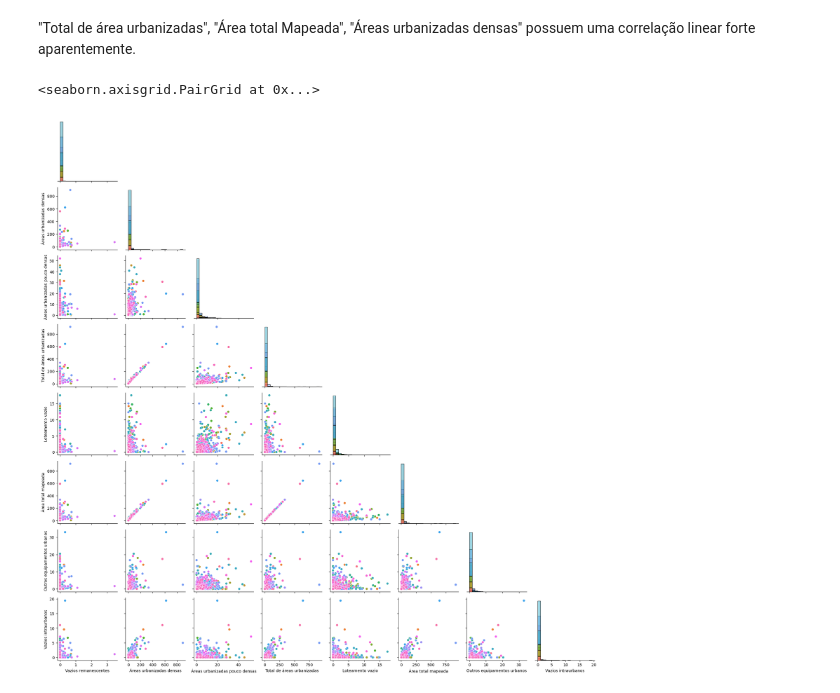
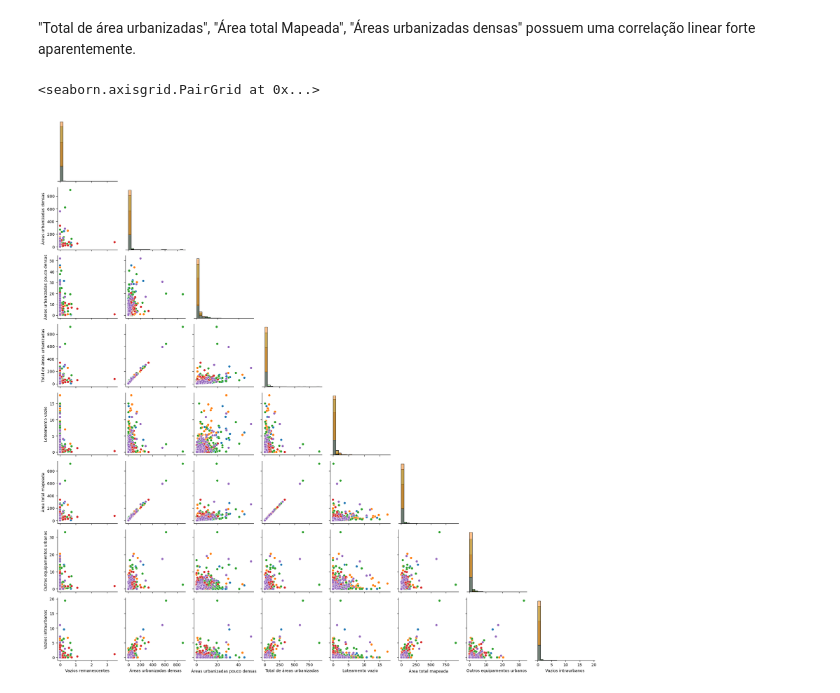
Before and after one commit to leoferro/Clusteriza-o_cidades, a Jupyter notebook: Clusterização_de_cidades.ipynb, the cells around one changed output. Drawn from its saved outputs; the diff is of its cells as text; code cells hidden in the pictures.

```diff
--- a/Clusterização_de_cidades.ipynb
+++ b/Clusterização_de_cidades.ipynb
@@ -71,5 +71,15 @@ display(df.head())
 # %% [markdown]
 ### Criando mais features
 # %%
-df['estado'] = df['cidade'].str[-2:]
-df['cidade'] = df['cidade'].str[:-5]
+df['estado']  = df['cidade'].str[-2:]
+df['cidade']  = df['cidade'].str[:-5]
+
+regioes = {
+    '1':'norte',
+    '2':'nordeste',
+    '3':'sudeste',
+    '4':'sul',
+    '5':'centroeste',
+}
+
+df['regioes'] = df['id_cidade'].str[:1].map(regioes)
@@ -120,9 +152,9 @@ df.describe()
 # %% [markdown]
 "Total de área urbanizadas", "Área total Mapeada", "Áreas urbanizadas densas" possuem uma correlação linear forte aparentemente.
 # %%
-g = sns.PairGrid(df, diag_sharey=False, corner=True, hue= 'estado')
+g = sns.PairGrid(df, diag_sharey=False, corner=True, hue= 'regioes')
 g.map_lower(sns.scatterplot)
 g.map_diag(sns.histplot, bins = 20)
 # %% [output]
 <seaborn.axisgrid.PairGrid at 0x...>
-[figure, old version]
+[figure, new version]
```
Also changed, not shown: parts of 9 cells of this notebook.
